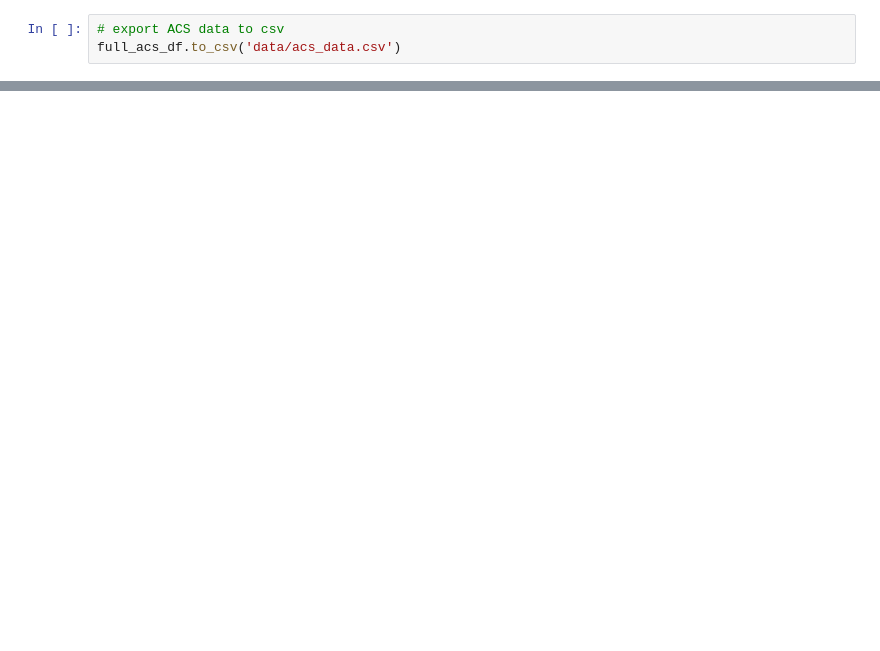
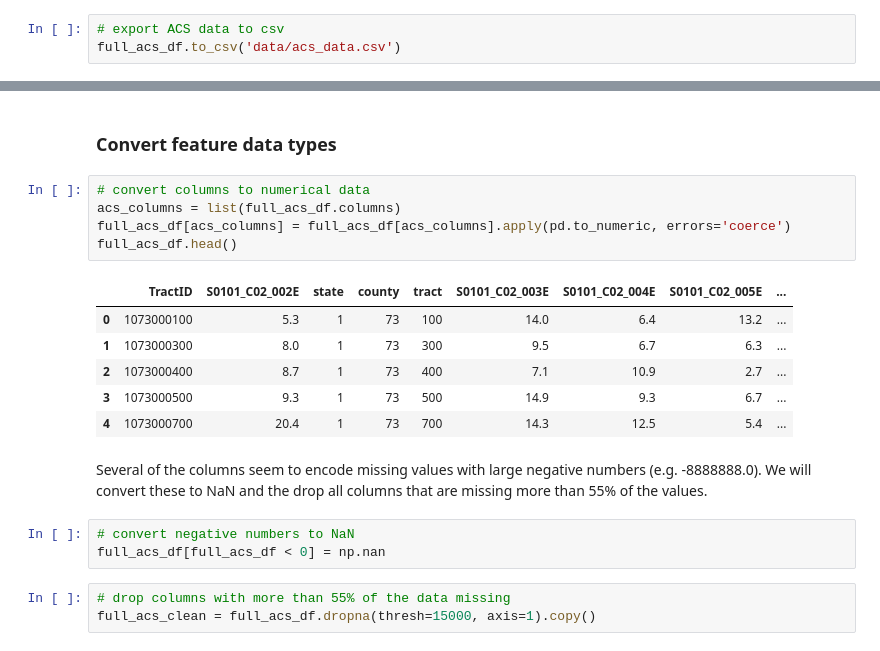
Before and after one commit to TheeChris/springboard, a Jupyter notebook: predicting_chronic_disease/chronic_disease_data_wrangling.ipynb, the cells around one changed output, grey strips where cells are left out. Drawn from its saved outputs; the diff is of its cells as text; blank space fills up the shorter version.

```diff
--- a/predicting_chronic_disease/chronic_disease_data_wrangling.ipynb
+++ b/predicting_chronic_disease/chronic_disease_data_wrangling.ipynb
@@ -653,0 +681,22 @@ full_acs_df.to_csv('data/acs_data.csv')
+# %% [markdown]
+### Convert feature data types
+# %%
+# convert columns to numerical data
+acs_columns = list(full_acs_df.columns)
+full_acs_df[acs_columns] = full_acs_df[acs_columns].apply(pd.to_numeric, errors='coerce')
+full_acs_df.head()
+# %% [output]
+|  | TractID | S0101_C02_002E | state | county | tract | S0101_C02_003E | S0101_C02_004E | S0101_C02_005E | ... |
+| 0 | 1073000100 | 5.3 | 1 | 73 | 100 | 14.0 | 6.4 | 13.2 | ... |
+| 1 | 1073000300 | 8.0 | 1 | 73 | 300 | 9.5 | 6.7 | 6.3 | ... |
+| 2 | 1073000400 | 8.7 | 1 | 73 | 400 | 7.1 | 10.9 | 2.7 | ... |
+| 3 | 1073000500 | 9.3 | 1 | 73 | 500 | 14.9 | 9.3 | 6.7 | ... |
+| 4 | 1073000700 | 20.4 | 1 | 73 | 700 | 14.3 | 12.5 | 5.4 | ... |
+# %% [markdown]
+Several of the columns seem to encode missing values with large negative numbers (e.g. -8888888.0). We will convert these to NaN and the drop all columns that are missing more than 55% of the values.
+# %%
+# convert negative numbers to NaN
+full_acs_df[full_acs_df < 0] = np.nan
+# %%
+# drop columns with more than 55% of the data missing
+full_acs_clean = full_acs_df.dropna(thresh=15000, axis=1).copy()
```
Also changed, not shown: parts of 19 cells of this notebook.
